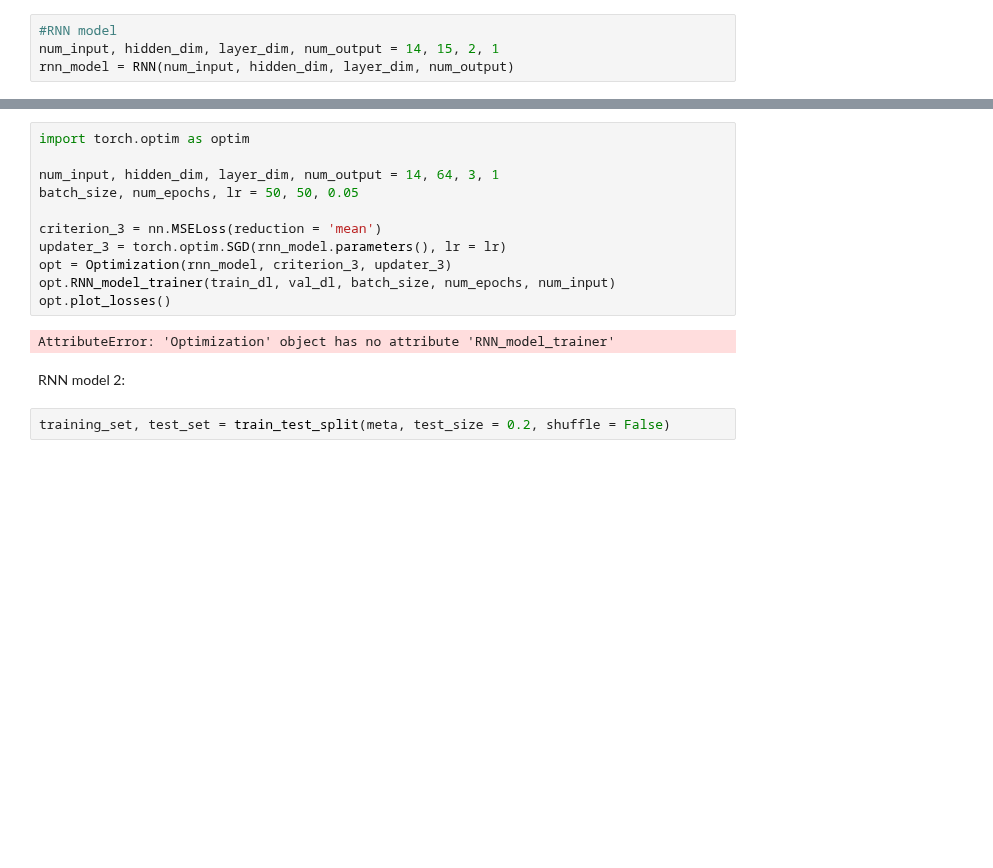
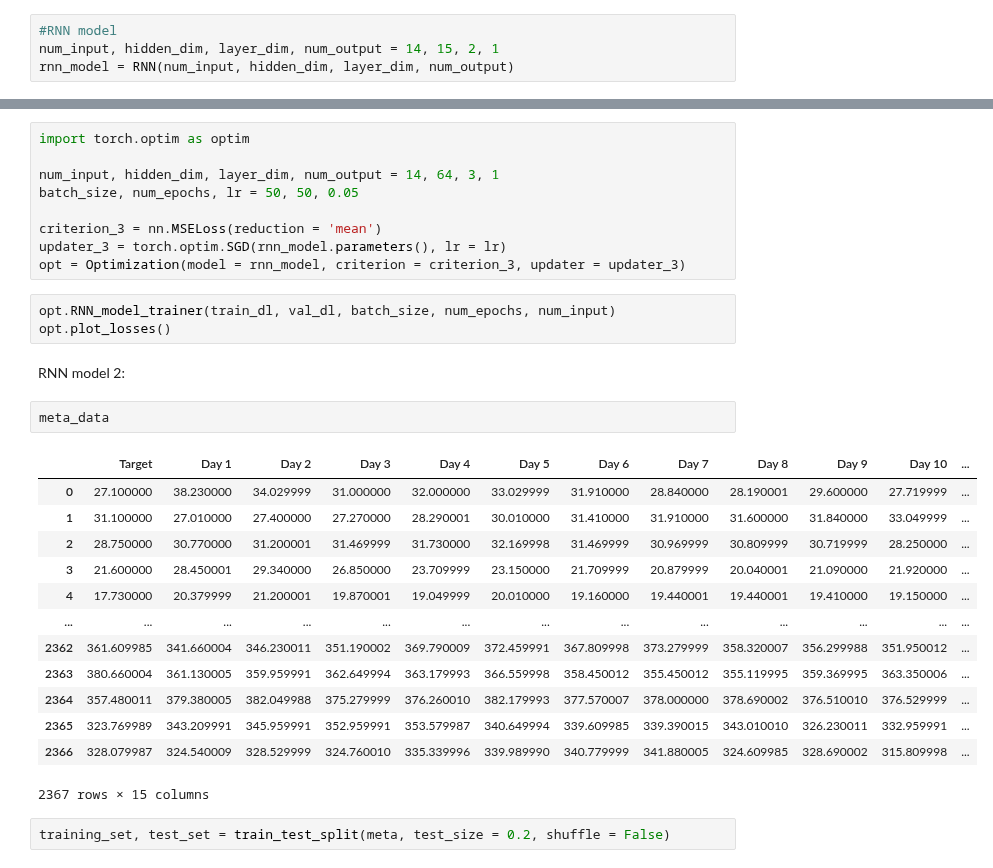
Before and after one commit to rachelsohzc/Simple-stock-prediction-with-ANN, a Jupyter notebook: Sectioned Code/Rachel's Code.ipynb, the cells around one changed output, grey strips where cells are left out. Saved outputs shown, nothing was run; the diff lists cells and outputs as text; blank space fills up the shorter version.

```diff
--- a/Sectioned Code/Rachel's Code.ipynb
+++ b/Sectioned Code/Rachel's Code.ipynb
@@ -460,13 +525,28 @@ batch_size, num_epochs, lr = 50, 50, 0.05
 
 criterion_3 = nn.MSELoss(reduction = 'mean')
 updater_3 = torch.optim.SGD(rnn_model.parameters(), lr = lr)
-opt = Optimization(rnn_model, criterion_3, updater_3)
-opt.RNN_model_trainer(train_dl, val_dl, batch_size, num_epochs, num_input)
-opt.plot_losses()
+opt = Optimization(model = rnn_model, criterion = criterion_3, updater = updater_3)
-# %% [output]
-AttributeError: 'Optimization' object has no attribute 'RNN_model_trainer'
+# %%
+opt.RNN_model_trainer(train_dl, val_dl, batch_size, num_epochs, num_input)
+opt.plot_losses()
 # %% [markdown]
 RNN model 2:
+# %%
+meta_data
+# %% [output]
+|  | Target | Day 1 | Day 2 | Day 3 | Day 4 | Day 5 | Day 6 | Day 7 | Day 8 | Day 9 | Day 10 | ... |
+| 0 | 27.100000 | 38.230000 | 34.029999 | 31.000000 | 32.000000 | 33.029999 | 31.910000 | 28.840000 | 28.190001 | 29.600000 | 27.719999 | ... |
+| 1 | 31.100000 | 27.010000 | 27.400000 | 27.270000 | 28.290001 | 30.010000 | 31.410000 | 31.910000 | 31.600000 | 31.840000 | 33.049999 | ... |
+| 2 | 28.750000 | 30.770000 | 31.200001 | 31.469999 | 31.730000 | 32.169998 | 31.469999 | 30.969999 | 30.809999 | 30.719999 | 28.250000 | ... |
+| 3 | 21.600000 | 28.450001 | 29.340000 | 26.850000 | 23.709999 | 23.150000 | 21.709999 | 20.879999 | 20.040001 | 21.090000 | 21.920000 | ... |
+| 4 | 17.730000 | 20.379999 | 21.200001 | 19.870001 | 19.049999 | 20.010000 | 19.160000 | 19.440001 | 19.440001 | 19.410000 | 19.150000 | ... |
+| ... | ... | ... | ... | ... | ... | ... | ... | ... | ... | ... | ... | ... |
+| 2362 | 361.609985 | 341.660004 | 346.230011 | 351.190002 | 369.790009 | 372.459991 | 367.809998 | 373.279999 | 358.320007 | 356.299988 | 351.950012 | ... |
+| 2363 | 380.660004 | 361.130005 | 359.959991 | 362.649994 | 363.179993 | 366.559998 | 358.450012 | 355.450012 | 355.119995 | 359.369995 | 363.350006 | ... |
+| 2364 | 357.480011 | 379.380005 | 382.049988 | 375.279999 | 376.260010 | 382.179993 | 377.570007 | 378.000000 | 378.690002 | 376.510010 | 376.529999 | ... |
+| 2365 | 323.769989 | 343.209991 | 345.959991 | 352.959991 | 353.579987 | 340.649994 | 339.609985 | 339.390015 | 343.010010 | 326.230011 | 332.959991 | ... |
+| 2366 | 328.079987 | 324.540009 | 328.529999 | 324.760010 | 335.339996 | 339.989990 | 340.779999 | 341.880005 | 324.609985 | 328.690002 | 315.809998 | ... |
+2367 rows × 15 columns
 # %%
 training_set, test_set = train_test_split(meta, test_size = 0.2, shuffle = False)
 # %%
```
Also changed, not shown: parts of 23 cells of this notebook, 1 other file.
